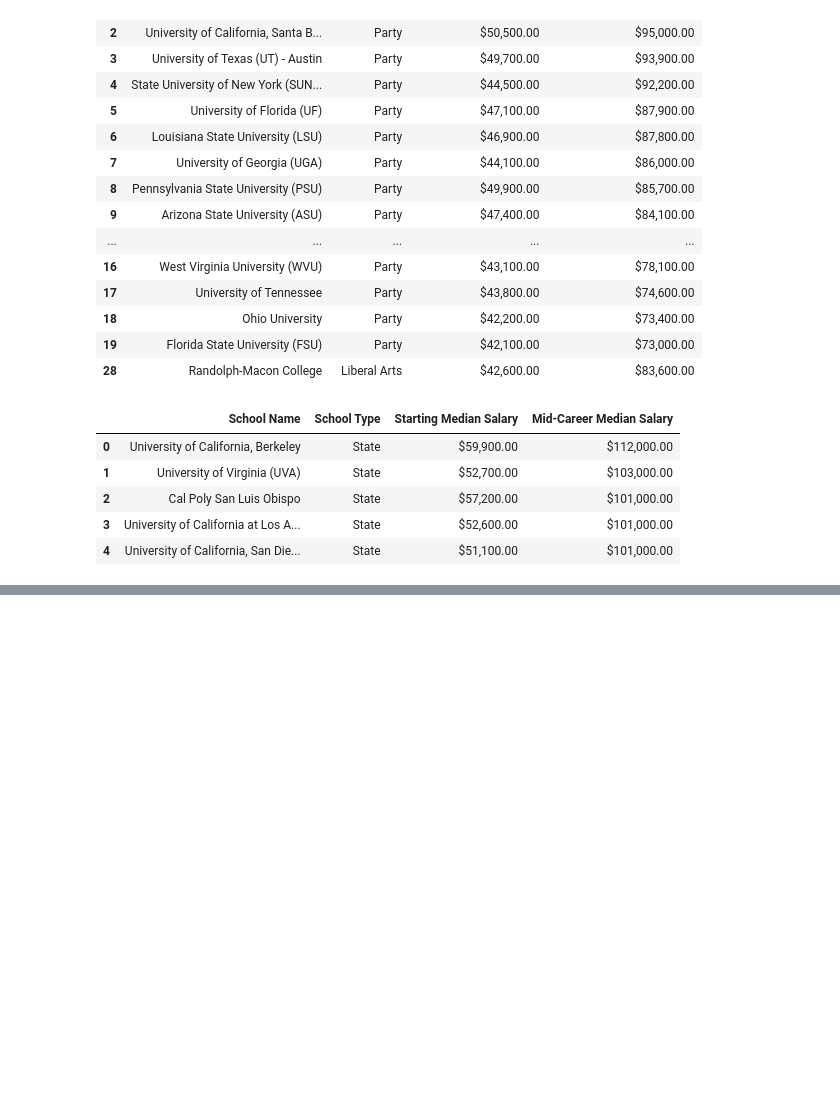
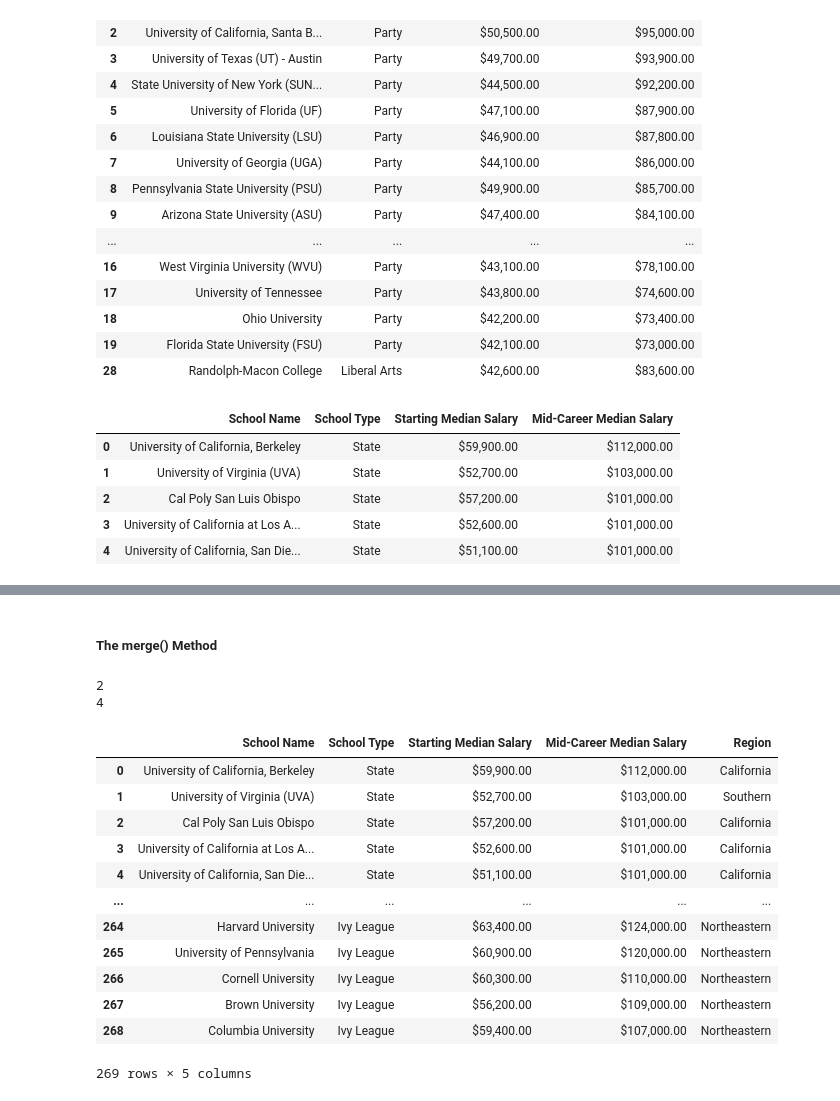
Before and after one commit to emanuelramponi/cp2, a Jupyter notebook: pandas1/integrando_conceptos.ipynb, the cells around one changed output, grey strips where cells are left out. Saved outputs shown, nothing was run; the diff lists cells and outputs as text; code cells hidden in the pictures; blank space fills up the shorter version.

```diff
--- a/pandas1/integrando_conceptos.ipynb
+++ b/pandas1/integrando_conceptos.ipynb
@@ -892,0 +936,4 @@ schools.head()
+# %%
+schools = pd.concat(dfs, ignore_index=True).drop_duplicates(subset=['School Name'])
+print(f'duplicados: {schools.index.duplicated().sum()}')
+schools
@@ -892,0 +1043,26 @@ schools.head()
+# %% [markdown]
+##### The merge() Method
+# %%
+regiones_url = 'https://andybek.com/pandas-regions'
+regiones = pd.read_csv(regiones_url)
+# %%
+regiones.head()
+print(regiones.shape[1])
+print(schools.shape[1])
+pd.merge(schools,regiones, on='School Name')
+# %% [output]
+2
+4
+|  | School Name | School Type | Starting Median Salary | Mid-Career Median Salary | Region |
+| 0 | University of California, Berkeley | State | $59,900.00 | $112,000.00 | California |
+| 1 | University of Virginia (UVA) | State | $52,700.00 | $103,000.00 | Southern |
+| 2 | Cal Poly San Luis Obispo | State | $57,200.00 | $101,000.00 | California |
+| 3 | University of California at Los A... | State | $52,600.00 | $101,000.00 | California |
+| 4 | University of California, San Die... | State | $51,100.00 | $101,000.00 | California |
+| ... | ... | ... | ... | ... | ... |
+| 264 | Harvard University | Ivy League | $63,400.00 | $124,000.00 | Northeastern |
+| 265 | University of Pennsylvania | Ivy League | $60,900.00 | $120,000.00 | Northeastern |
+| 266 | Cornell University | Ivy League | $60,300.00 | $110,000.00 | Northeastern |
+| 267 | Brown University | Ivy League | $56,200.00 | $109,000.00 | Northeastern |
+| 268 | Columbia University | Ivy League | $59,400.00 | $107,000.00 | Northeastern |
+269 rows × 5 columns
```
Also changed, not shown: parts of 39 cells of this notebook, 1 other file.
